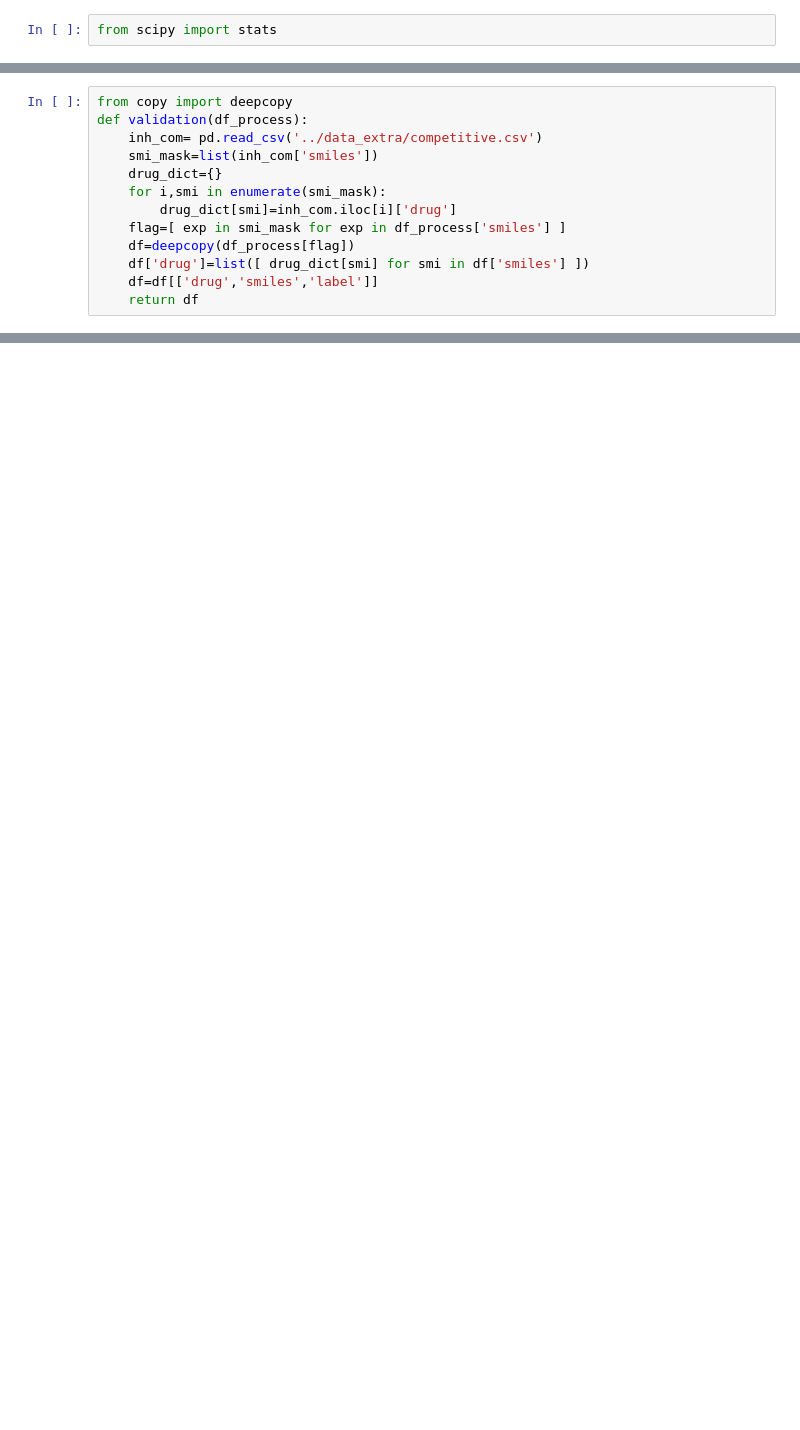
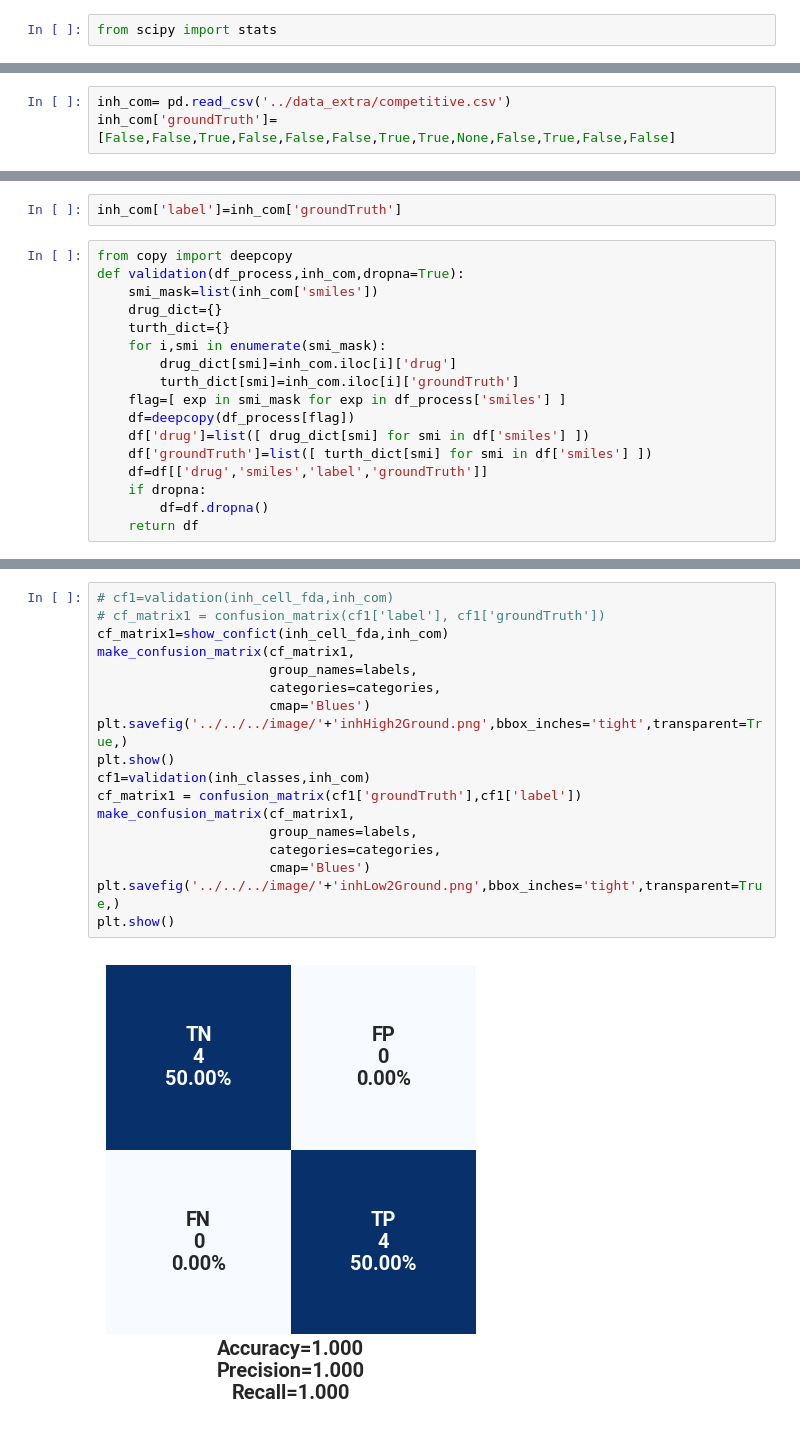
Before and after one commit to PatrickSu1101/MolMM, a Jupyter notebook: MolMM/csv/data_inh_refine/vitro.ipynb, the cells around one changed output, grey strips where cells are left out. Cells and saved outputs as stored; diff of their text form; blank space fills up the shorter version.

```diff
--- a/MolMM/csv/data_inh_refine/vitro.ipynb
+++ b/MolMM/csv/data_inh_refine/vitro.ipynb
@@ -821,0 +1063,3 @@ total
+# %%
+inh_com= pd.read_csv('../data_extra/competitive.csv')
+inh_com['groundTruth']=[False,False,True,False,False,False,True,True,None,False,True,False,False]
@@ -822,13 +1083,19 @@ total
+# %%
+inh_com['label']=inh_com['groundTruth']
 # %%
 from copy import deepcopy
-def validation(df_process):
-    inh_com= pd.read_csv('../data_extra/competitive.csv')
+def validation(df_process,inh_com,dropna=True):
     smi_mask=list(inh_com['smiles'])
     drug_dict={}
+    turth_dict={}
     for i,smi in enumerate(smi_mask):
         drug_dict[smi]=inh_com.iloc[i]['drug']
+        turth_dict[smi]=inh_com.iloc[i]['groundTruth']
     flag=[ exp in smi_mask for exp in df_process['smiles'] ]
     df=deepcopy(df_process[flag])
     df['drug']=list([ drug_dict[smi] for smi in df['smiles'] ])
-    df=df[['drug','smiles','label']]
+    df['groundTruth']=list([ turth_dict[smi] for smi in df['smiles'] ])
+    df=df[['drug','smiles','label','groundTruth']]
+    if dropna:
+        df=df.dropna()
     return df
@@ -845,0 +1102,20 @@ validation(inh_cell_fda)
+# %%
+# cf1=validation(inh_cell_fda,inh_com)
+# cf_matrix1 = confusion_matrix(cf1['label'], cf1['groundTruth'])
+cf_matrix1=show_confict(inh_cell_fda,inh_com)
+make_confusion_matrix(cf_matrix1,
+                      group_names=labels,
+                      categories=categories,
+                      cmap='Blues')
+plt.savefig('../../../image/'+'inhHigh2Ground.png',bbox_inches='tight',transparent=True,)
+plt.show()
+cf1=validation(inh_classes,inh_com)
+cf_matrix1 = confusion_matrix(cf1['groundTruth'],cf1['label'])
+make_confusion_matrix(cf_matrix1,
+                      group_names=labels,
+                      categories=categories,
+                      cmap='Blues')
+plt.savefig('../../../image/'+'inhLow2Ground.png',bbox_inches='tight',transparent=True,)
+plt.show()
+# %% [output]
+[figure, added]
```
Also changed, not shown: parts of 35 cells of this notebook, 13 other files.
